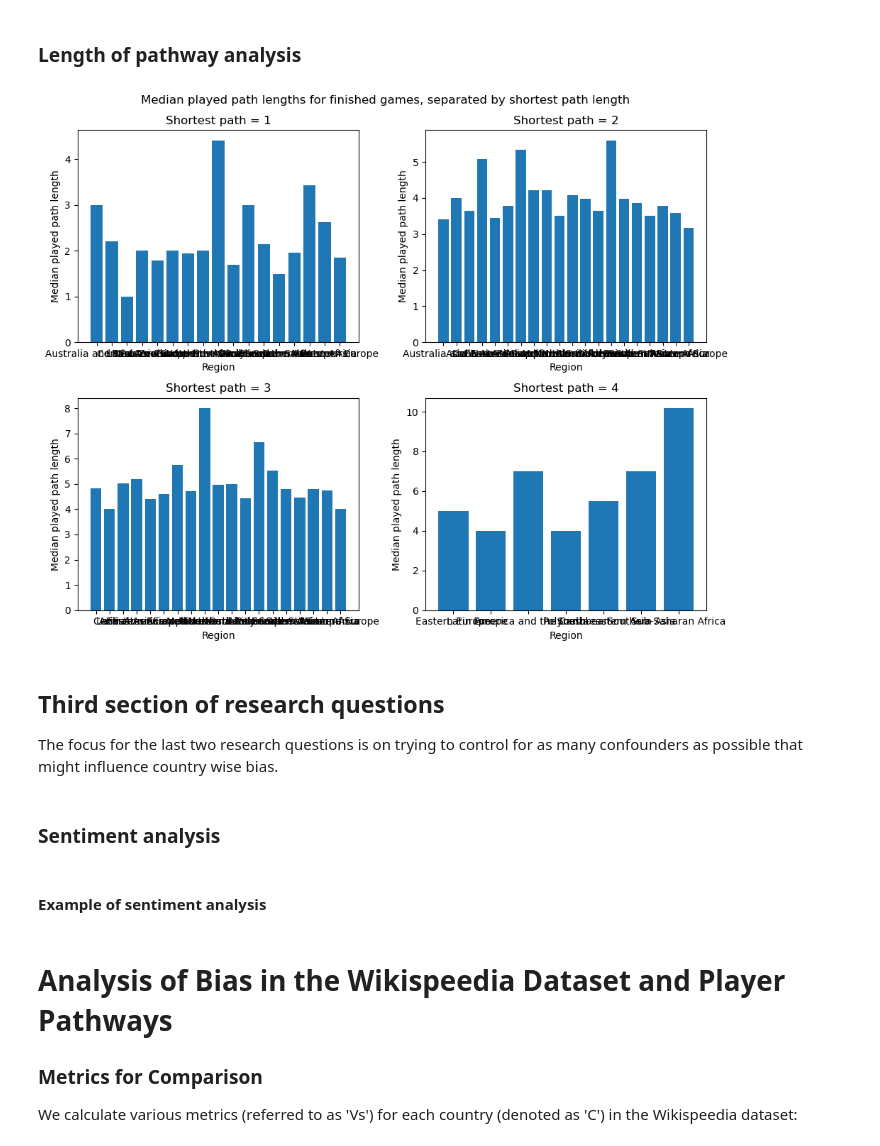
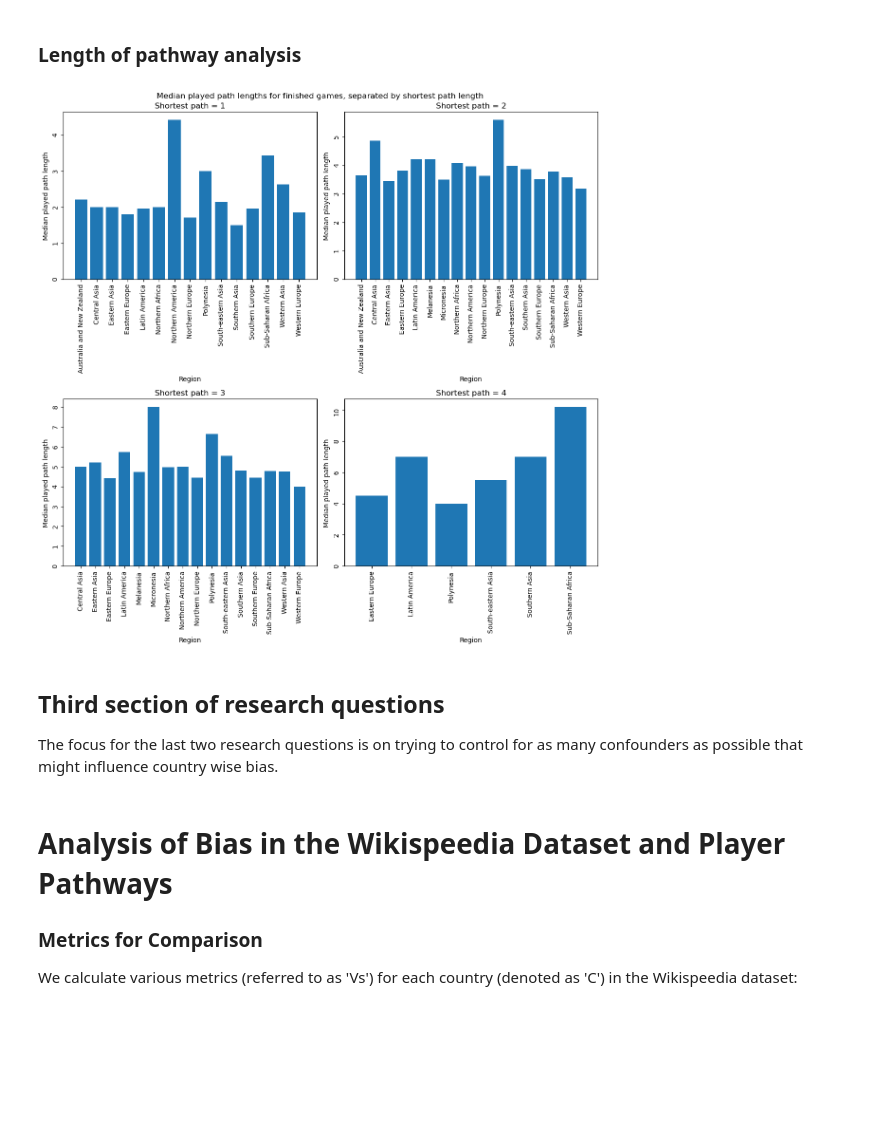
Before and after one commit to epfl-ada/ada-2023-project-jellyfish401, a Jupyter notebook: p2.ipynb, the cells around one changed output. Saved outputs shown, nothing was run; the diff lists cells and outputs as text; code cells hidden in the pictures; blank space fills up the shorter version.

Commit message:
Organization of Notebook, cleaned code, added graphs

```diff
--- a/p2.ipynb
+++ b/p2.ipynb
@@ -637,0 +174,10 @@ region_count
+# %%
+# Apply the custom function hlp.extract_subject_category() to create a new 'subject_category' column
+categories = categories_load.copy()
+categories['subject_category'] = categories['category'].apply(hlp.extract_subject_category)
+
+# Create a dataFrame with only the relevant columns
+main_categories_df = categories[['article', 'subject_category']]
+
+# Display the new DataFrame
+main_categories_df.head()
@@ -637,0 +648,12 @@ region_count
+# %%
+country_path_overview = path_overview[path_overview['target'].isin(countries)]
+
+country_path_overview = country_path_overview.merge(country_region_df,
+                                                    left_on='target',
+                                                    right_on='Country',
+                                                    how='left').drop(['Country'], axis=1)
+country_path_overview = country_path_overview.merge(UN_countries_by_economies[['Country', 'Economic classification']],
+                                                    left_on='target',
+                                                    right_on= 'Country',
+                                                    how= 'left').drop(['Country'], axis=1)
+country_path_overview
@@ -670,48 +784,48 @@ Basic statistics representing the ratio of finished vs unfinished paths towards
 # %% [markdown]
 ### Length of pathway analysis
 # %%
-regions_paths = country_path_overview[['region','shortest_distance','game_path']][country_path_overview['completed']==True].groupby(by=['region','shortest_distance']).mean().reset_index()
+regions_paths = country_path_overview[['Region','shortest_distance','game_path']][country_path_overview['completed']==True].groupby(by=['Region','shortest_distance']).mean().reset_index()
 # %%
 regions_paths_1 = regions_paths[regions_paths['shortest_distance'] == 1]
 regions_paths_2 = regions_paths[regions_paths['shortest_distance'] == 2]
 regions_paths_3 = regions_paths[regions_paths['shortest_distance'] == 3]
 regions_paths_4 = regions_paths[regions_paths['shortest_distance'] == 4]
 # %%
-figs, axs = plt.subplots(2,2, figsize=(10,8))
+figs, axs = plt.subplots(2,2, figsize=(12,12))
 
 figs.suptitle("Median played path lengths for finished games, separated by shortest path length")
 
-axs[0,0].bar(regions_paths_1['region'], regions_paths_1['game_path'])
+axs[0,0].bar(regions_paths_1['Region'], regions_paths_1['game_path'])
 axs[0,0].set_title("Shortest path = 1")
 axs[0,0].set_xlabel("Region")
 axs[0,0].set_ylabel("Median played path length")
+axs[0,0].tick_params(labelrotation=90)
 
-axs[0,1].bar(regions_paths_2['region'], regions_paths_2['game_path'])
+axs[0,1].bar(regions_paths_2['Region'], regions_paths_2['game_path'])
 axs[0,1].set_title("Shortest path = 2")
 axs[0,1].set_xlabel("Region")
 axs[0,1].set_ylabel("Median played path length")
+axs[0,1].tick_params(labelrotation=90)
 
-axs[1,0].bar(regions_paths_3['region'], regions_paths_3['game_path'])
+axs[1,0].bar(regions_paths_3['Region'], regions_paths_3['game_path'])
 axs[1,0].set_title("Shortest path = 3")
 axs[1,0].set_xlabel("Region")
 axs[1,0].set_ylabel("Median played path length")
+axs[1,0].tick_params(labelrotation=90)
 
-axs[1,1].bar(regions_paths_4['region'], regions_paths_4['game_path'])
+axs[1,1].bar(regions_paths_4['Region'], regions_paths_4['game_path'])
 axs[1,1].set_title("Shortest path = 4")
 axs[1,1].set_xlabel("Region")
 axs[1,1].set_ylabel("Median played path length")
+axs[1,1].tick_params(labelrotation=90)
 
 plt.tight_layout()
 plt.show()
 # %% [output]
-[figure, old version]
+[figure, new version]
 # %% [markdown]
 ## Third section of research questions
 The focus for the last two research questions is on trying to control for as many confounders as possible that might influence country wise bias.
-# %% [markdown]
-### Sentiment analysis
-# %% [markdown]
-#### Example of sentiment analysis
 # %% [markdown]
 # Analysis of Bias in the Wikispeedia Dataset and Player Pathways
 
```
Also changed, not shown: parts of 75 cells of this notebook, 3 other files.
